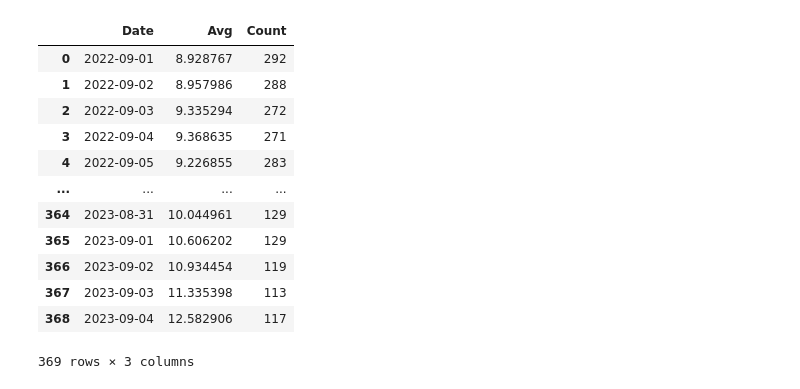
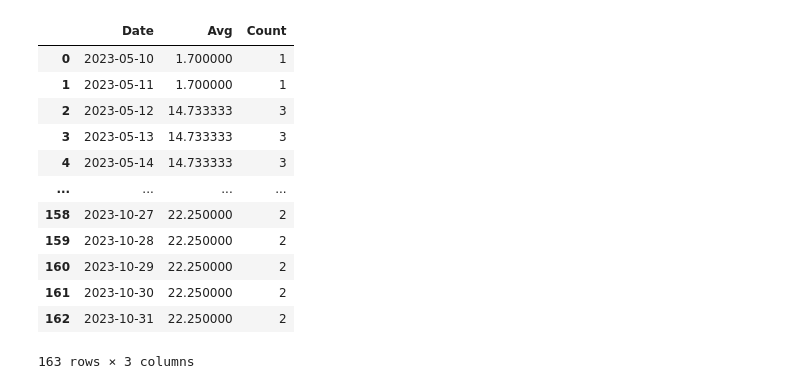
Before and after one commit to magnayn-mns/dora, a Jupyter notebook: jupyter/lttc.ipynb, the cells around one changed output. Cells and saved outputs as stored; diff of their text form; code cells hidden in the pictures.

```diff
--- a/jupyter/lttc.ipynb
+++ b/jupyter/lttc.ipynb
@@ -37,3 +20,34 @@ Requirement already satisfied: packaging>=20.0 in /Users/magnayn/radioconda/lib/
 Requirement already satisfied: pillow>=6.2.0 in /Users/magnayn/radioconda/lib/python3.10/site-packages (from matplotlib) (10.0.0)
 Requirement already satisfied: pyparsing<3.1,>=2.3.1 in /Users/magnayn/radioconda/lib/python3.10/site-packages (from matplotlib) (3.0.9)
 Requirement already satisfied: six>=1.5 in /Users/magnayn/radioconda/lib/python3.10/site-packages (from python-dateutil>=2.8.2->pandas) (1.16.0)
+# %%
+#files_to_use = ['data/Nov13/location-services_merged_lttc.csv'
+#                ,'data/Nov13/dotcom-storesv2_merged_lttc.csv'
+#                ,'data/Nov13/store-hours-service_merged_lttc.csv'
+#                ,'data/Nov13/store-hours-webapp_merged_lttc.csv']
+
+
+files_to_use = ['data/Nov13/pim-kafka-connector_merged_lttc.csv']
+
+# Will filter to only these people if you add here
+#team_members = ['GeorgeChatzigiannis','jeevakumar10','SankaranP', 'divya1216','sisulthan','vramv86','sivamallisetty']
+
+#team_members = ['mattwoodage','NakulSnj','jordan-s99','Siddharth0112','hemalshah-ms']
+team_members = []
+
+authors_to_drop = ['dependabot', 'y3542704', 'y9144882','Y9886988']
+
+dtypes = {'Created': 'str', 'Merged': 'str'}
+parse_dates = ['Created', 'Merged']#, 'RFR']
+raw_datas = []
+for file_to_use in files_to_use:
+    print(file_to_use)
+    raw_datas.append( pd.read_csv(file_to_use, dtype=dtypes, parse_dates=parse_dates) )
+
+raw_data = pd.concat( raw_datas )
+
+# Drop things we don't care about
+raw_data = raw_data[~raw_data.Author.isin(authors_to_drop)]
+if len(team_members) > 0:
+    print("YES")
+    raw_data = raw_data[raw_data.Author.isin(team_members)]
@@ -125,46 +131,48 @@ def daterange(start_date, end_date):
 
 # Create a rolling 30-day grap
 
 start_date = date(2022, 9, 1)
-end_date = date(2023, 9, 5)
+end_date = date(2023, 11, 1)
 
 dfRolling = pd.DataFrame(columns=['Date', 'Avg', 'Count'])
 
 
 
 # Yes this is a very stupid way to do ths..
 for single_date in daterange(start_date, end_date):
     count = 0
     lttc  = 0
     for _, row in df.iterrows():
         dtRow = row['Merged'].to_pydatetime().date()
         datediff = single_date - dtRow
 
         if datediff.days >= 0 and datediff.days < 30:
             count = count + 1
             lttc  = lttc + row['LTTC']
 #            print("" + str(dtRow) + " -> " + str(single_date) + " : " + str(datediff) + " YES")
 #        else:
 #            print("" + str(dtRow) + " -> " + str(single_date) + " : " + str(datediff) + " NO")
     if count != 0 :
         dfRolling = pd.concat([dfRolling, pd.DataFrame([{'Date': single_date, 'Avg': lttc/count, 'Count': count}])], ignore_index=True )
 
+
+dfRolling.to_csv('rolling.csv')
 dfRolling
 #    print(single_date.strftime("%Y-%m-%d")
 # %% [output]
 |  | Date | Avg | Count |
-| 0 | 2022-09-01 | 8.928767 | 292 |
-| 1 | 2022-09-02 | 8.957986 | 288 |
-| 2 | 2022-09-03 | 9.335294 | 272 |
-| 3 | 2022-09-04 | 9.368635 | 271 |
-| 4 | 2022-09-05 | 9.226855 | 283 |
+| 0 | 2023-05-10 | 1.700000 | 1 |
+| 1 | 2023-05-11 | 1.700000 | 1 |
+| 2 | 2023-05-12 | 14.733333 | 3 |
+| 3 | 2023-05-13 | 14.733333 | 3 |
+| 4 | 2023-05-14 | 14.733333 | 3 |
 | ... | ... | ... | ... |
-| 364 | 2023-08-31 | 10.044961 | 129 |
-| 365 | 2023-09-01 | 10.606202 | 129 |
-| 366 | 2023-09-02 | 10.934454 | 119 |
-| 367 | 2023-09-03 | 11.335398 | 113 |
-| 368 | 2023-09-04 | 12.582906 | 117 |
+| 158 | 2023-10-27 | 22.250000 | 2 |
+| 159 | 2023-10-28 | 22.250000 | 2 |
+| 160 | 2023-10-29 | 22.250000 | 2 |
+| 161 | 2023-10-30 | 22.250000 | 2 |
+| 162 | 2023-10-31 | 22.250000 | 2 |
-369 rows × 3 columns
+163 rows × 3 columns
 # %%
 ax = dfRolling.plot(x='Date')
 #df.plot.scatter(x='Merged', y='LTTC', ax=ax)
```
Also changed, not shown: parts of 8 cells of this notebook, 2 other files.
